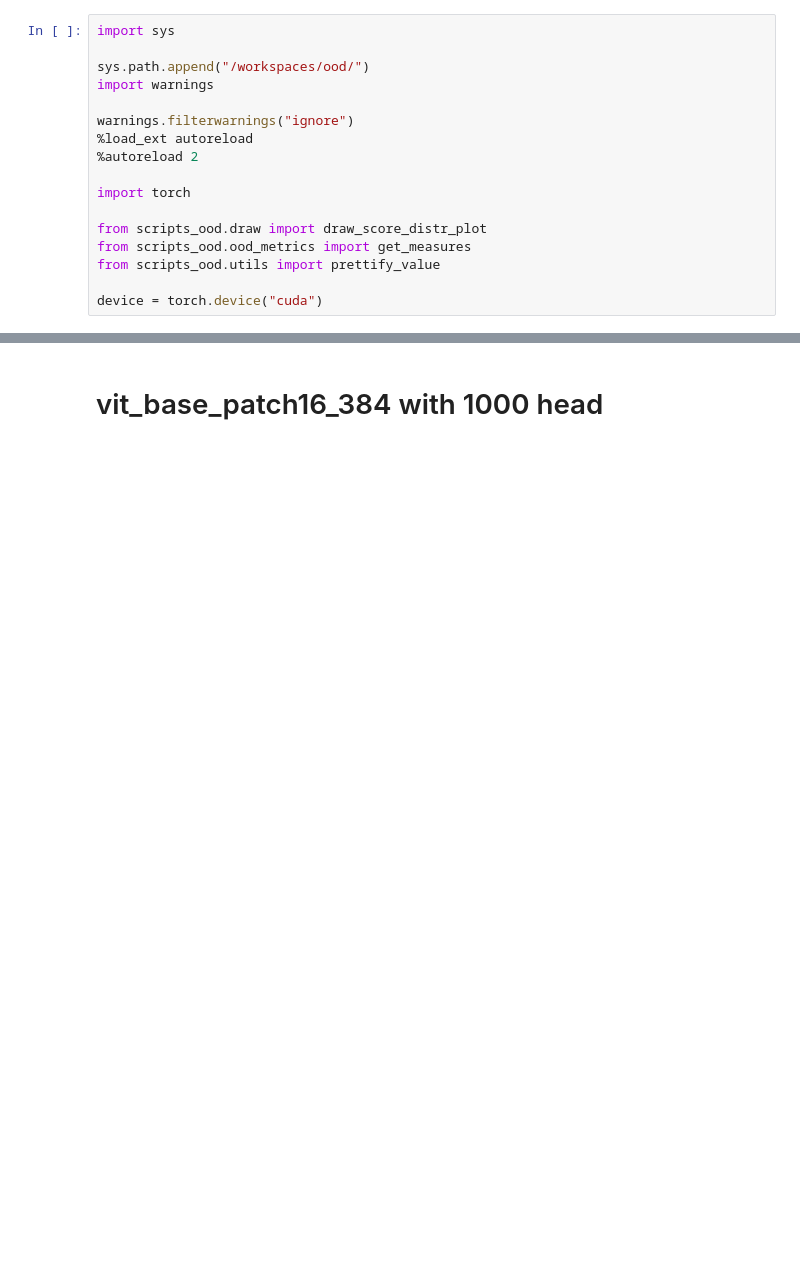
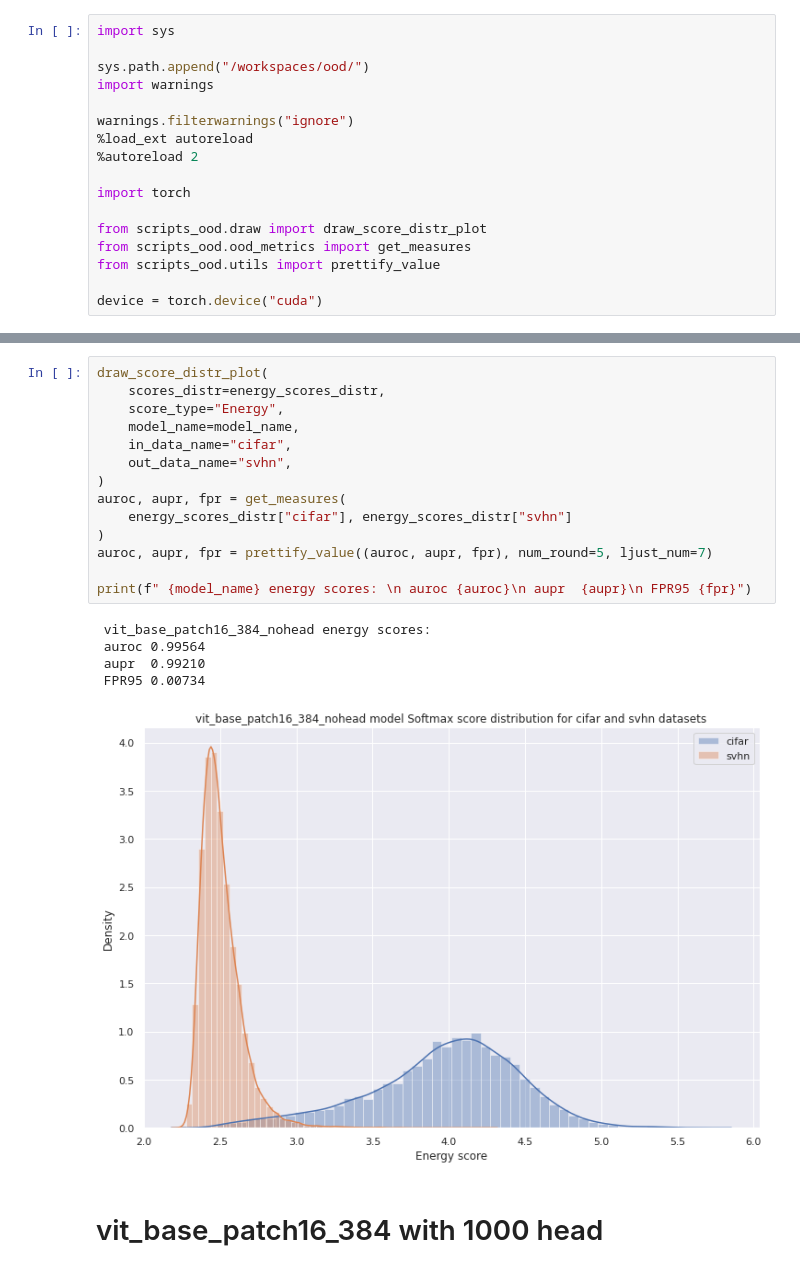
Before and after one commit to Leonid-Erlygin/ood, a Jupyter notebook: notebooks/OODEnergy.ipynb, the cells around one changed output, grey strips where cells are left out. Cells and saved outputs as stored; diff of their text form; blank space fills up the shorter version.

```diff
--- a/notebooks/OODEnergy.ipynb
+++ b/notebooks/OODEnergy.ipynb
@@ -18,3 +57,23 @@ device = torch.device("cuda")
+# %%
+draw_score_distr_plot(
+    scores_distr=energy_scores_distr,
+    score_type="Energy",
+    model_name=model_name,
+    in_data_name="cifar",
+    out_data_name="svhn",
+)
+auroc, aupr, fpr = get_measures(
+    energy_scores_distr["cifar"], energy_scores_distr["svhn"]
+)
+auroc, aupr, fpr = prettify_value((auroc, aupr, fpr), num_round=5, ljust_num=7)
+
+print(f" {model_name} energy scores: \n auroc {auroc}\n aupr  {aupr}\n FPR95 {fpr}")
+# %% [output]
+ vit_base_patch16_384_nohead energy scores:
+ auroc 0.99564
+ aupr  0.99210
+ FPR95 0.00734
+[figure, added]
 # %% [markdown]
 # vit_base_patch16_384 with 1000 head
 # %% [markdown]
```
Also changed, not shown: parts of 3 cells of this notebook, 5 other files.
